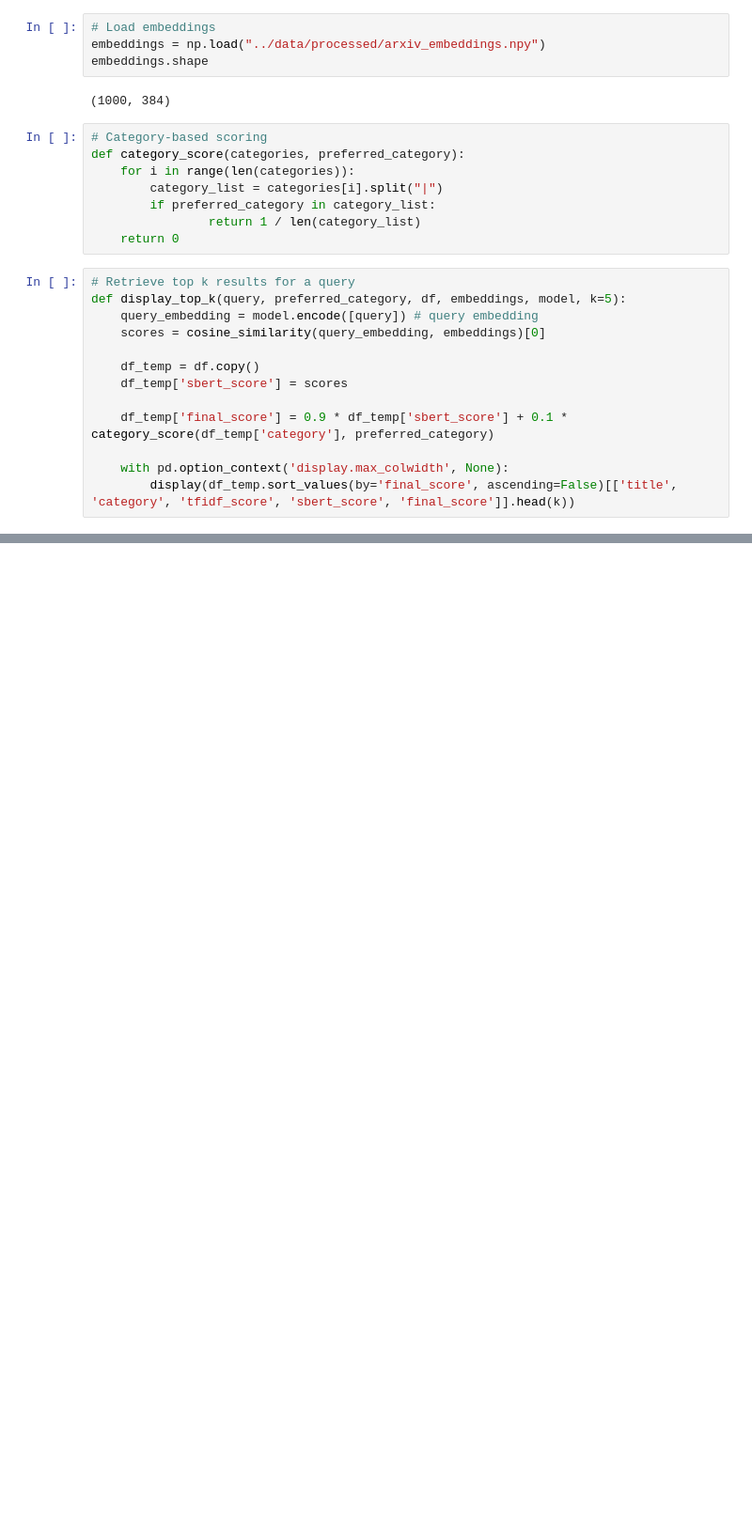
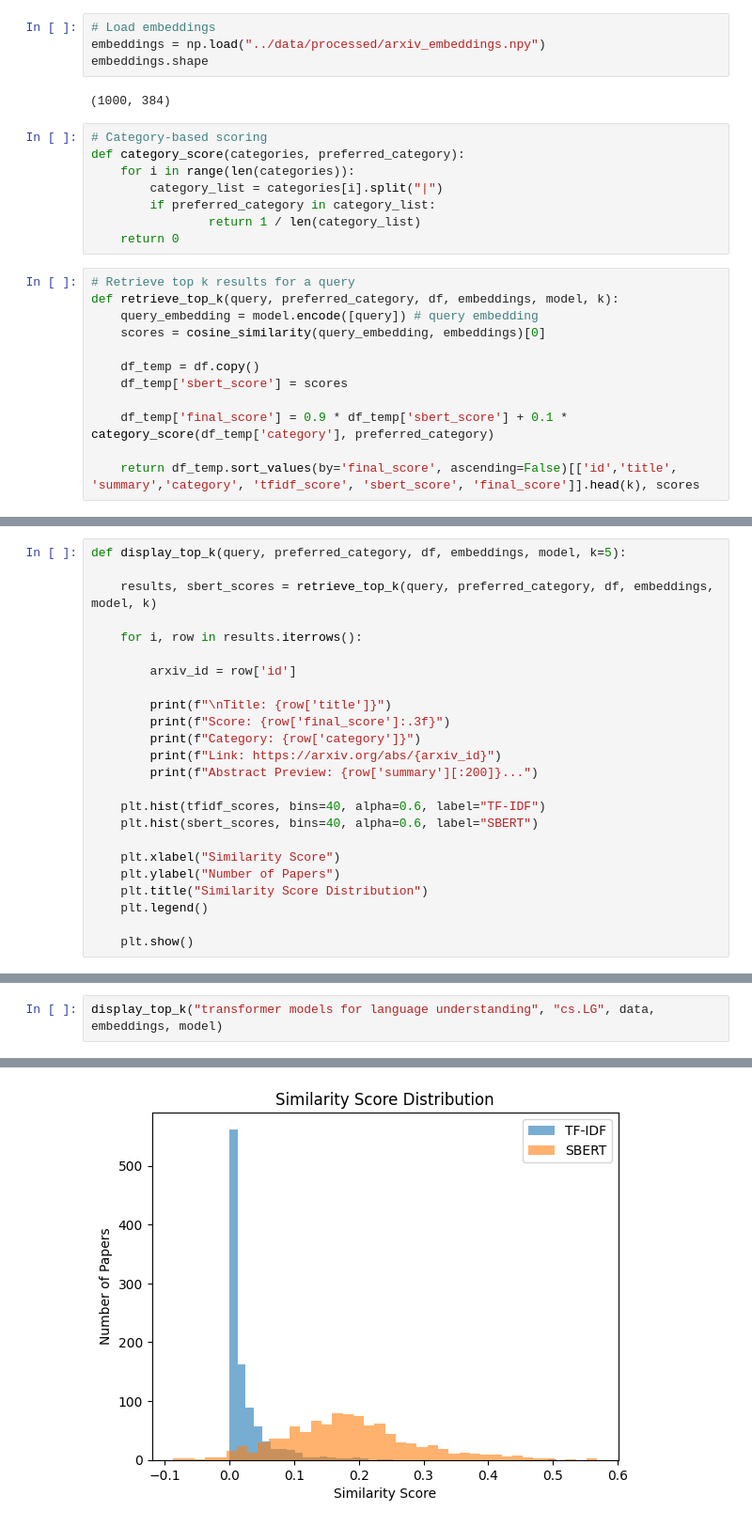
Before and after one commit to sarthakghavghave/scientific-literature-filtering, a Jupyter notebook: notebooks/02_semantic_ranking_pipeline.ipynb, the cells around one changed output, grey strips where cells are left out. Shown at 94% size. Saved outputs shown, nothing was run; the diff lists cells and outputs as text; blank space fills up the shorter version.

Commit message:
Add embedding normalization and similarity score comparison visualization

```diff
--- a/notebooks/02_semantic_ranking_pipeline.ipynb
+++ b/notebooks/02_semantic_ranking_pipeline.ipynb
@@ -77,7 +84,7 @@ def category_score(categories, preferred_category):
     return 0
 # %%
 # Retrieve top k results for a query
-def display_top_k(query, preferred_category, df, embeddings, model, k=5):
+def retrieve_top_k(query, preferred_category, df, embeddings, model, k):
     query_embedding = model.encode([query]) # query embedding
     scores = cosine_similarity(query_embedding, embeddings)[0]
 
@@ -86,5 +93,4 @@ def display_top_k(query, preferred_category, df, embeddings, model, k=5):
 
     df_temp['final_score'] = 0.9 * df_temp['sbert_score'] + 0.1 * category_score(df_temp['category'], preferred_category)
 
-    with pd.option_context('display.max_colwidth', None):
-        display(df_temp.sort_values(by='final_score', ascending=False)[['title', 'category', 'tfidf_score', 'sbert_score', 'final_score']].head(k))
+    return df_temp.sort_values(by='final_score', ascending=False)[['id','title', 'summary','category', 'tfidf_score', 'sbert_score', 'final_score']].head(k), scores
@@ -99,0 +97,24 @@ display_top_k("self-supervised learning for image representation", "cs.LG", data
+# %%
+def display_top_k(query, preferred_category, df, embeddings, model, k=5):
+
+    results, sbert_scores = retrieve_top_k(query, preferred_category, df, embeddings, model, k)
+
+    for i, row in results.iterrows():
+
+        arxiv_id = row['id']
+
+        print(f"\nTitle: {row['title']}")
+        print(f"Score: {row['final_score']:.3f}")
+        print(f"Category: {row['category']}")
+        print(f"Link: https://arxiv.org/abs/{arxiv_id}")
+        print(f"Abstract Preview: {row['summary'][:200]}...")
+
+    plt.hist(tfidf_scores, bins=40, alpha=0.6, label="TF-IDF")
+    plt.hist(sbert_scores, bins=40, alpha=0.6, label="SBERT")
+
+    plt.xlabel("Similarity Score")
+    plt.ylabel("Number of Papers")
+    plt.title("Similarity Score Distribution")
+    plt.legend()
+
+    plt.show()
@@ -99,0 +144,3 @@ display_top_k("self-supervised learning for image representation", "cs.LG", data
+# %%
+display_top_k("transformer models for language understanding", "cs.LG", data, embeddings, model)
+# %% [output]
@@ -99,0 +164 @@ display_top_k("self-supervised learning for image representation", "cs.LG", data
+[figure, added]
```
Also changed, not shown: parts of 7 cells of this notebook, 1 other file.
